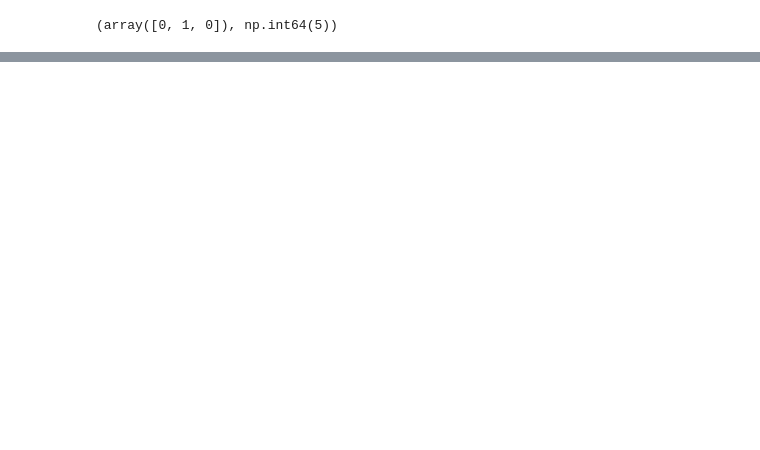
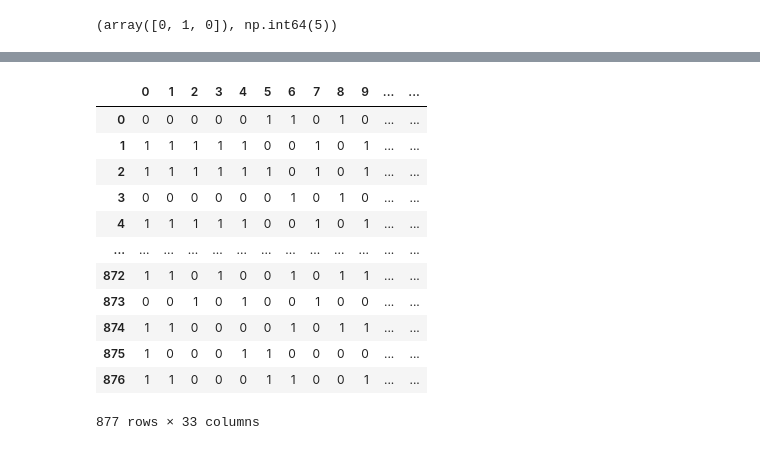
Before and after one commit to supreethmv/Quantum-Club-NIE, a Jupyter notebook: Max_Cut_Tutorial.ipynb, the cells around one changed output, grey strips where cells are left out. Cells and saved outputs as stored; diff of their text form; code cells hidden in the pictures; blank space fills up the shorter version.

```diff
--- a/Max_Cut_Tutorial.ipynb
+++ b/Max_Cut_Tutorial.ipynb
@@ -366,0 +522,6 @@ qaoa_solver(G, reps=1)
+# %%
+start_time = time.time()
+samples_dataframe, execution_info_dict = annealer_solver(G, private_token = open('token.txt','r').read())
+total_time = time.time()-start_time
+execution_info_dict['total_time'] = total_time
+execution_info_dict
@@ -366,0 +544,16 @@ qaoa_solver(G, reps=1)
+# %%
+samples_dataframe
+# %% [output]
+|  | 0 | 1 | 2 | 3 | 4 | 5 | 6 | 7 | 8 | 9 | ... | ... |
+| 0 | 0 | 0 | 0 | 0 | 0 | 1 | 1 | 0 | 1 | 0 | ... | ... |
+| 1 | 1 | 1 | 1 | 1 | 1 | 0 | 0 | 1 | 0 | 1 | ... | ... |
+| 2 | 1 | 1 | 1 | 1 | 1 | 1 | 0 | 1 | 0 | 1 | ... | ... |
+| 3 | 0 | 0 | 0 | 0 | 0 | 0 | 1 | 0 | 1 | 0 | ... | ... |
+| 4 | 1 | 1 | 1 | 1 | 1 | 0 | 0 | 1 | 0 | 1 | ... | ... |
+| ... | ... | ... | ... | ... | ... | ... | ... | ... | ... | ... | ... | ... |
+| 872 | 1 | 1 | 0 | 1 | 0 | 0 | 1 | 0 | 1 | 1 | ... | ... |
+| 873 | 0 | 0 | 1 | 0 | 1 | 0 | 0 | 1 | 0 | 0 | ... | ... |
+| 874 | 1 | 1 | 0 | 0 | 0 | 0 | 1 | 0 | 1 | 1 | ... | ... |
+| 875 | 1 | 0 | 0 | 0 | 1 | 1 | 0 | 0 | 0 | 0 | ... | ... |
+| 876 | 1 | 1 | 0 | 0 | 0 | 1 | 1 | 0 | 0 | 1 | ... | ... |
+877 rows × 33 columns
```
Also changed, not shown: parts of 24 cells of this notebook.
